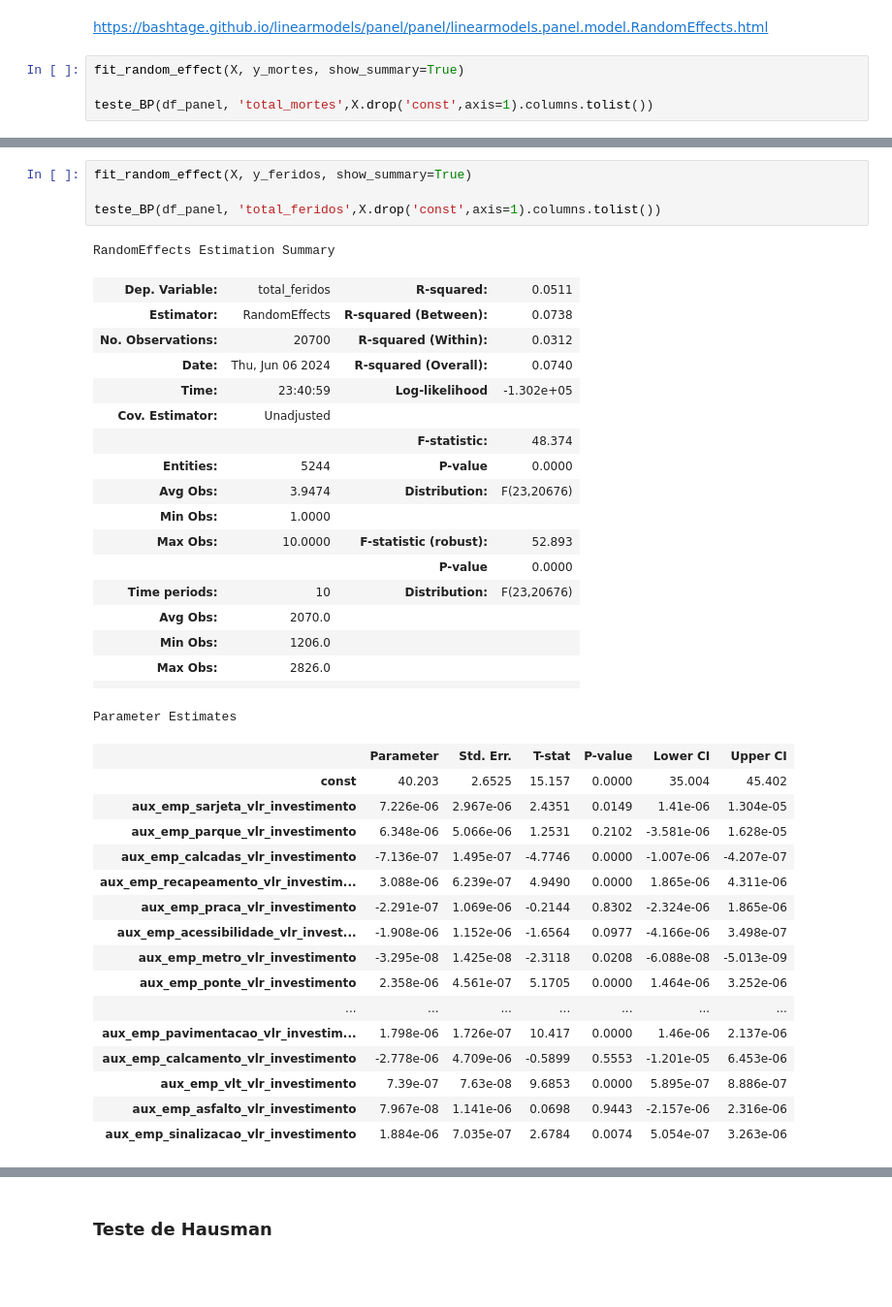
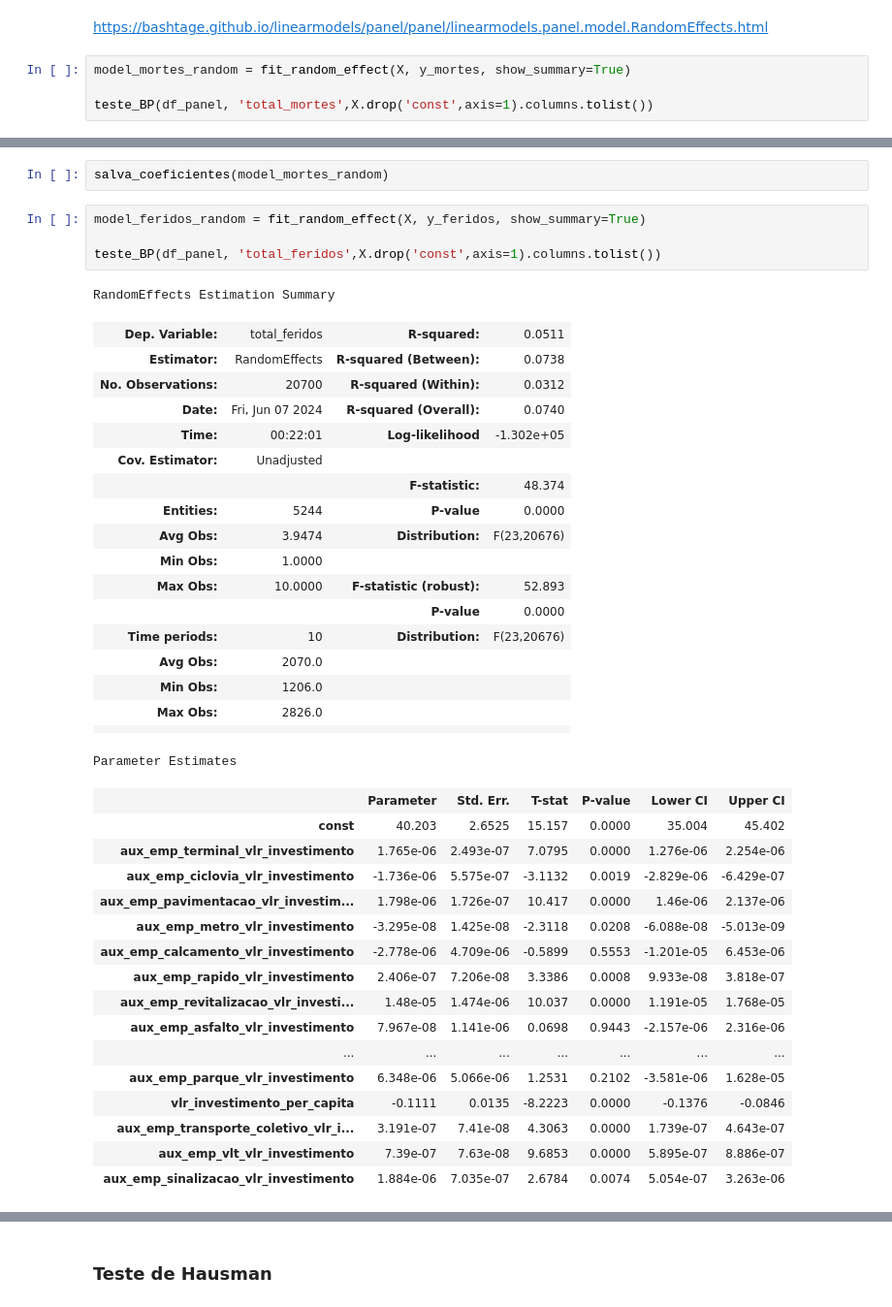
Before and after one commit to anayflima/simu-datathon-2024, a Jupyter notebook: analise_de_dados/analise_painel.ipynb, the cells around one changed output, grey strips where cells are left out. Shown at 97% size. Saved outputs shown, nothing was run; the diff lists cells and outputs as text; blank space fills up the shorter version.

```diff
--- a/analise_de_dados/analise_painel.ipynb
+++ b/analise_de_dados/analise_painel.ipynb
@@ -942,7 +941,7 @@ $$i = Município, \quad t = ano$$
 # %% [markdown]
 https://bashtage.github.io/linearmodels/panel/panel/linearmodels.panel.model.RandomEffects.html
 # %%
-fit_random_effect(X, y_mortes, show_summary=True)
+model_mortes_random = fit_random_effect(X, y_mortes, show_summary=True)
 
 teste_BP(df_panel, 'total_mortes',X.drop('const',axis=1).columns.tolist())
 # %% [output]
@@ -986,43 +985,45 @@ Breusch-Pagan Test for Total total_mortes:
 
 Hipótese de Homoscedasticidade do modelo Pooled  Rejeitada
+# %%
+salva_coeficientes(model_mortes_random)
 # %%
-fit_random_effect(X, y_feridos, show_summary=True)
+model_feridos_random = fit_random_effect(X, y_feridos, show_summary=True)
 
 teste_BP(df_panel, 'total_feridos',X.drop('const',axis=1).columns.tolist())
 # %% [output]
 RandomEffects Estimation Summary
 | Dep. Variable: | total_feridos | R-squared: | 0.0511 |
 | Estimator: | RandomEffects | R-squared (Between): | 0.0738 |
 | No. Observations: | 20700 | R-squared (Within): | 0.0312 |
-| Date: | Thu, Jun 06 2024 | R-squared (Overall): | 0.0740 |
-| Time: | 23:40:59 | Log-likelihood | -1.302e+05 |
+| Date: | Fri, Jun 07 2024 | R-squared (Overall): | 0.0740 |
+| Time: | 00:22:01 | Log-likelihood | -1.302e+05 |
 | Cov. Estimator: | Unadjusted |  |  |
 |  |  | F-statistic: | 48.374 |
 | Entities: | 5244 | P-value | 0.0000 |
 | Avg Obs: | 3.9474 | Distribution: | F(23,20676) |
 | Min Obs: | 1.0000 |  |  |
 | Max Obs: | 10.0000 | F-statistic (robust): | 52.893 |
 |  |  | P-value | 0.0000 |
 | Time periods: | 10 | Distribution: | F(23,20676) |
 | Avg Obs: | 2070.0 |  |  |
 | Min Obs: | 1206.0 |  |  |
 | Max Obs: | 2826.0 |  |  |
 |  |  |  |  |
 Parameter Estimates
 |  | Parameter | Std. Err. | T-stat | P-value | Lower CI | Upper CI |
 | const | 40.203 | 2.6525 | 15.157 | 0.0000 | 35.004 | 45.402 |
-| aux_emp_sarjeta_vlr_investimento | 7.226e-06 | 2.967e-06 | 2.4351 | 0.0149 | 1.41e-06 | 1.304e-05 |
+| aux_emp_terminal_vlr_investimento | 1.765e-06 | 2.493e-07 | 7.0795 | 0.0000 | 1.276e-06 | 2.254e-06 |
+| aux_emp_ciclovia_vlr_investimento | -1.736e-06 | 5.575e-07 | -3.1132 | 0.0019 | -2.829e-06 | -6.429e-07 |
+| aux_emp_pavimentacao_vlr_investim... | 1.798e-06 | 1.726e-07 | 10.417 | 0.0000 | 1.46e-06 | 2.137e-06 |
+| aux_emp_metro_vlr_investimento | -3.295e-08 | 1.425e-08 | -2.3118 | 0.0208 | -6.088e-08 | -5.013e-09 |
+| aux_emp_calcamento_vlr_investimento | -2.778e-06 | 4.709e-06 | -0.5899 | 0.5553 | -1.201e-05 | 6.453e-06 |
+| aux_emp_rapido_vlr_investimento | 2.406e-07 | 7.206e-08 | 3.3386 | 0.0008 | 9.933e-08 | 3.818e-07 |
+| aux_emp_revitalizacao_vlr_investi... | 1.48e-05 | 1.474e-06 | 10.037 | 0.0000 | 1.191e-05 | 1.768e-05 |
+| aux_emp_asfalto_vlr_investimento | 7.967e-08 | 1.141e-06 | 0.0698 | 0.9443 | -2.157e-06 | 2.316e-06 |
+| ... | ... | ... | ... | ... | ... | ... |
 | aux_emp_parque_vlr_investimento | 6.348e-06 | 5.066e-06 | 1.2531 | 0.2102 | -3.581e-06 | 1.628e-05 |
-| aux_emp_calcadas_vlr_investimento | -7.136e-07 | 1.495e-07 | -4.7746 | 0.0000 | -1.007e-06 | -4.207e-07 |
-| aux_emp_recapeamento_vlr_investim... | 3.088e-06 | 6.239e-07 | 4.9490 | 0.0000 | 1.865e-06 | 4.311e-06 |
-| aux_emp_praca_vlr_investimento | -2.291e-07 | 1.069e-06 | -0.2144 | 0.8302 | -2.324e-06 | 1.865e-06 |
-| aux_emp_acessibilidade_vlr_invest... | -1.908e-06 | 1.152e-06 | -1.6564 | 0.0977 | -4.166e-06 | 3.498e-07 |
-| aux_emp_metro_vlr_investimento | -3.295e-08 | 1.425e-08 | -2.3118 | 0.0208 | -6.088e-08 | -5.013e-09 |
-| aux_emp_ponte_vlr_investimento | 2.358e-06 | 4.561e-07 | 5.1705 | 0.0000 | 1.464e-06 | 3.252e-06 |
-| ... | ... | ... | ... | ... | ... | ... |
-| aux_emp_pavimentacao_vlr_investim... | 1.798e-06 | 1.726e-07 | 10.417 | 0.0000 | 1.46e-06 | 2.137e-06 |
-| aux_emp_calcamento_vlr_investimento | -2.778e-06 | 4.709e-06 | -0.5899 | 0.5553 | -1.201e-05 | 6.453e-06 |
+| vlr_investimento_per_capita | -0.1111 | 0.0135 | -8.2223 | 0.0000 | -0.1376 | -0.0846 |
+| aux_emp_transporte_coletivo_vlr_i... | 3.191e-07 | 7.41e-08 | 4.3063 | 0.0000 | 1.739e-07 | 4.643e-07 |
 | aux_emp_vlt_vlr_investimento | 7.39e-07 | 7.63e-08 | 9.6853 | 0.0000 | 5.895e-07 | 8.886e-07 |
-| aux_emp_asfalto_vlr_investimento | 7.967e-08 | 1.141e-06 | 0.0698 | 0.9443 | -2.157e-06 | 2.316e-06 |
 | aux_emp_sinalizacao_vlr_investimento | 1.884e-06 | 7.035e-07 | 2.6784 | 0.0074 | 5.054e-07 | 3.263e-06 |
 Breusch-Pagan Test for Total total_feridos:
```
Also changed, not shown: parts of 23 cells of this notebook, 8 other files.
